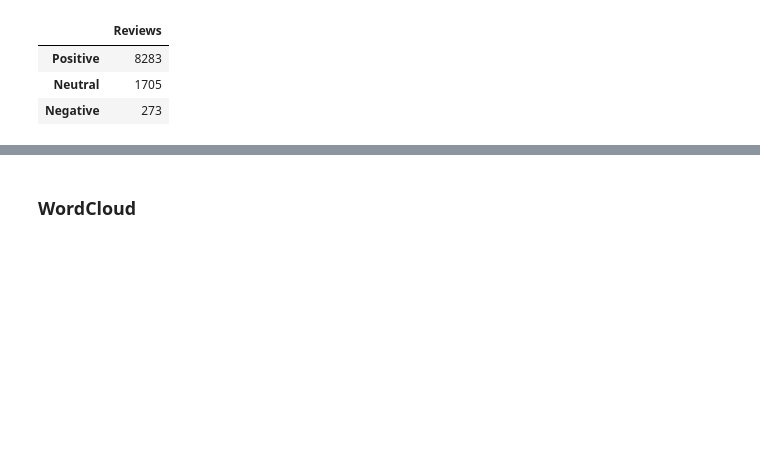
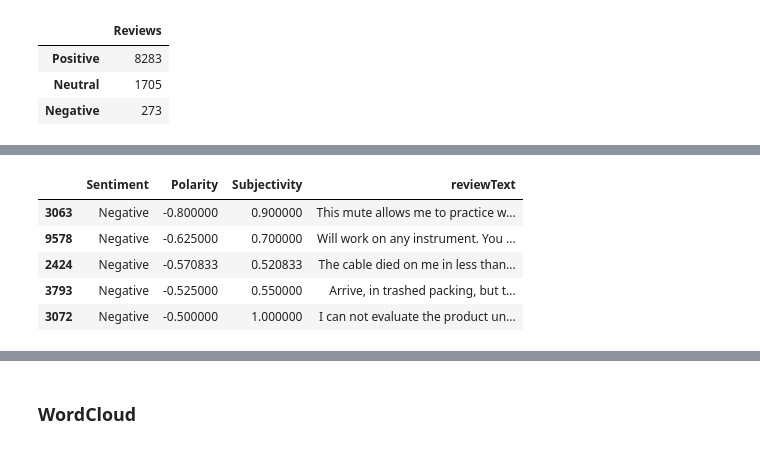
Before and after one commit to LeandroHornos/amazon-instruments, a Jupyter notebook: exploratory-data-analysis.ipynb, the cells around one changed output, grey strips where cells are left out. Saved outputs shown, nothing was run; the diff lists cells and outputs as text; code cells hidden in the pictures; blank space fills up the shorter version.

```diff
--- a/exploratory-data-analysis.ipynb
+++ b/exploratory-data-analysis.ipynb
@@ -148,0 +175,10 @@ pd.DataFrame(df["Sentiment"].value_counts()).rename(columns={"Sentiment":"Review
+# %%
+worst = df[["Sentiment","Polarity","Subjectivity","reviewText"]].sort_values(["Polarity"], ascending=True).head()
+worst
+# %% [output]
+|  | Sentiment | Polarity | Subjectivity | reviewText |
+| 3063 | Negative | -0.800000 | 0.900000 | This mute allows me to practice w... |
+| 9578 | Negative | -0.625000 | 0.700000 | Will work on any instrument. You ... |
+| 2424 | Negative | -0.570833 | 0.520833 | The cable died on me in less than... |
+| 3793 | Negative | -0.525000 | 0.550000 | Arrive, in trashed packing, but t... |
+| 3072 | Negative | -0.500000 | 1.000000 | I can not evaluate the product un... |
```
Also changed, not shown: parts of 7 cells of this notebook, 1 other file.
